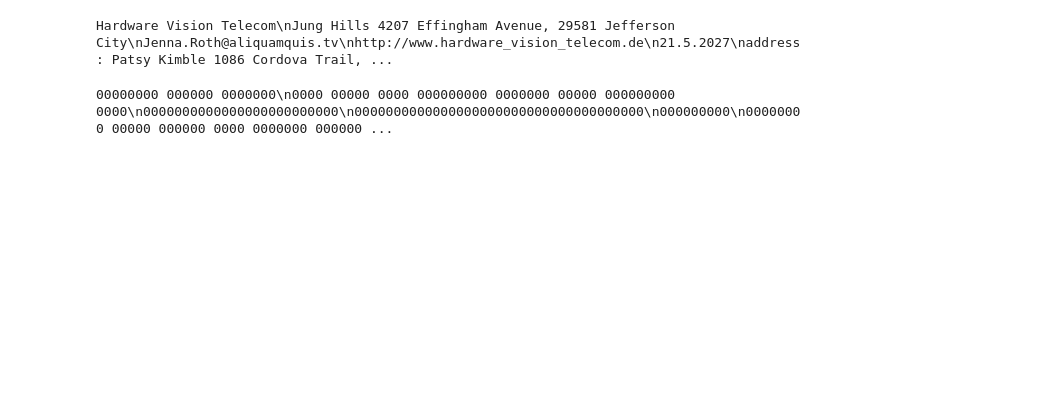
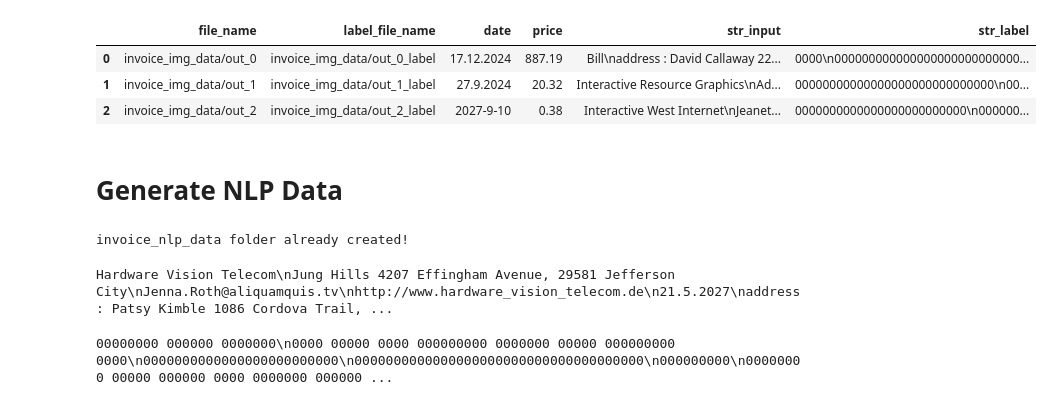
Before and after one commit to Charistoph/invoice_ocr, a Jupyter notebook: invoice_generator.ipynb, the cells around one changed output. Saved outputs shown, nothing was run; the diff lists cells and outputs as text; code cells hidden in the pictures; blank space fills up the shorter version.

Commit message:
updated invoice generator

```diff
--- a/invoice_generator.ipynb
+++ b/invoice_generator.ipynb
@@ -416,0 +412,13 @@ invoice_nlp_data folder already created!
+# %%
+img_out_folder = "invoice_img_data"
+
+# create data folder
+try:
+    os.mkdir(img_out_folder)
+except FileExistsError:
+    print("%s folder already created!" % img_out_folder)
+
+img_list = [x for x in os.listdir(img_out_folder) if ".png" in x and "label" not in x]
+start_idx = max([int(re.sub('\D+', '', x)) for x in img_list])
+
+generate_invoice_loop(img_out_folder, 300, start_idx, False)
@@ -417,3 +497,27 @@ invoice_nlp_data folder already created!
+# %%
+# test
+pd.read_csv("%s/gen_invoices_labels.csv" % img_out_folder).head()
+# %% [output]
+|  | file_name | label_file_name | date | price | str_input | str_label |
+| 0 | invoice_img_data/out_0 | invoice_img_data/out_0_label | 17.12.2024 | 887.19 | Bill\naddress : David Callaway 22... | 0000\n000000000000000000000000000... |
+| 1 | invoice_img_data/out_1 | invoice_img_data/out_1_label | 27.9.2024 | 20.32 | Interactive Resource Graphics\nAd... | 00000000000000000000000000000\n00... |
+| 2 | invoice_img_data/out_2 | invoice_img_data/out_2_label | 2027-9-10 | 0.38 | Interactive West Internet\nJeanet... | 0000000000000000000000000\n000000... |
+# %% [markdown]
+# Generate NLP Data
+# %%
+nlp_out_folder = "invoice_nlp_data"
+
+# create data folder
+try:
+    os.mkdir(nlp_out_folder)
+except FileExistsError:
+    print("%s folder already created!" % nlp_out_folder)
+
+
+# to do write start idx by checking existing csv
+generate_invoice_loop(nlp_out_folder, 300, 0, True)
+# %% [output]
+invoice_nlp_data folder already created!
 # %%
 print(str_input)
 # %% [output]
```
Also changed, not shown: parts of 5 cells of this notebook, 2 other files.
